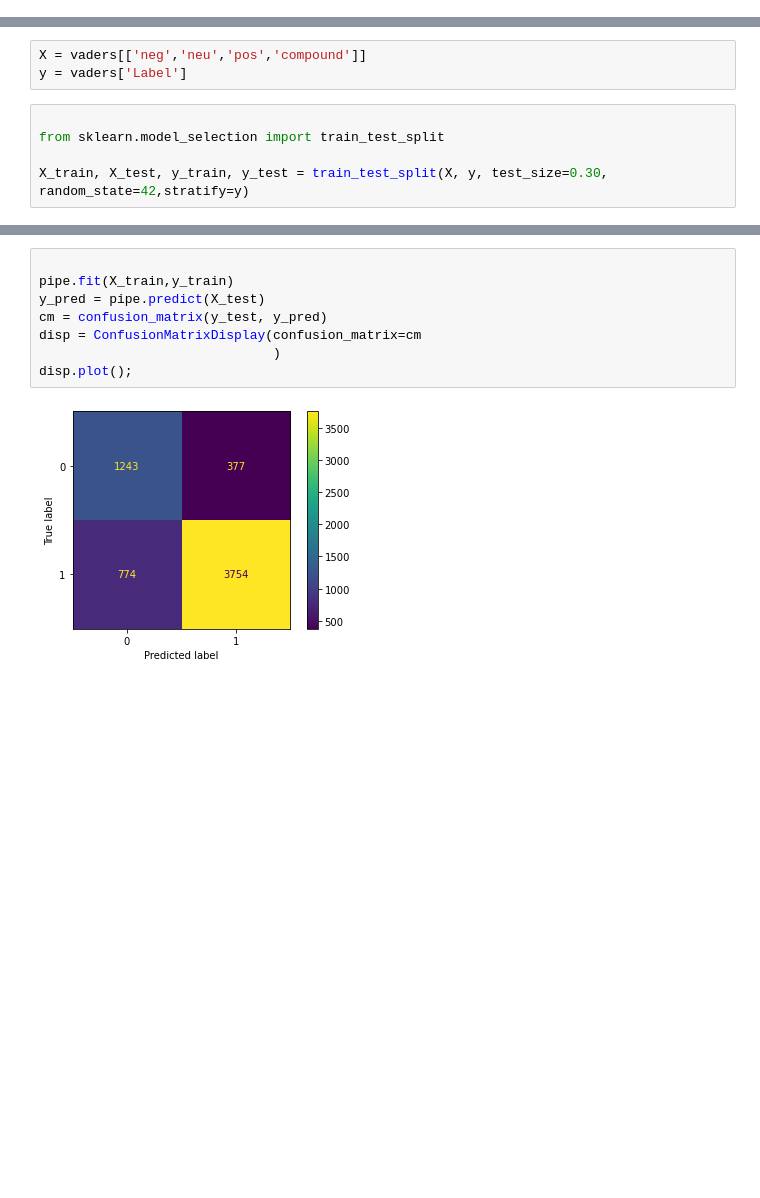
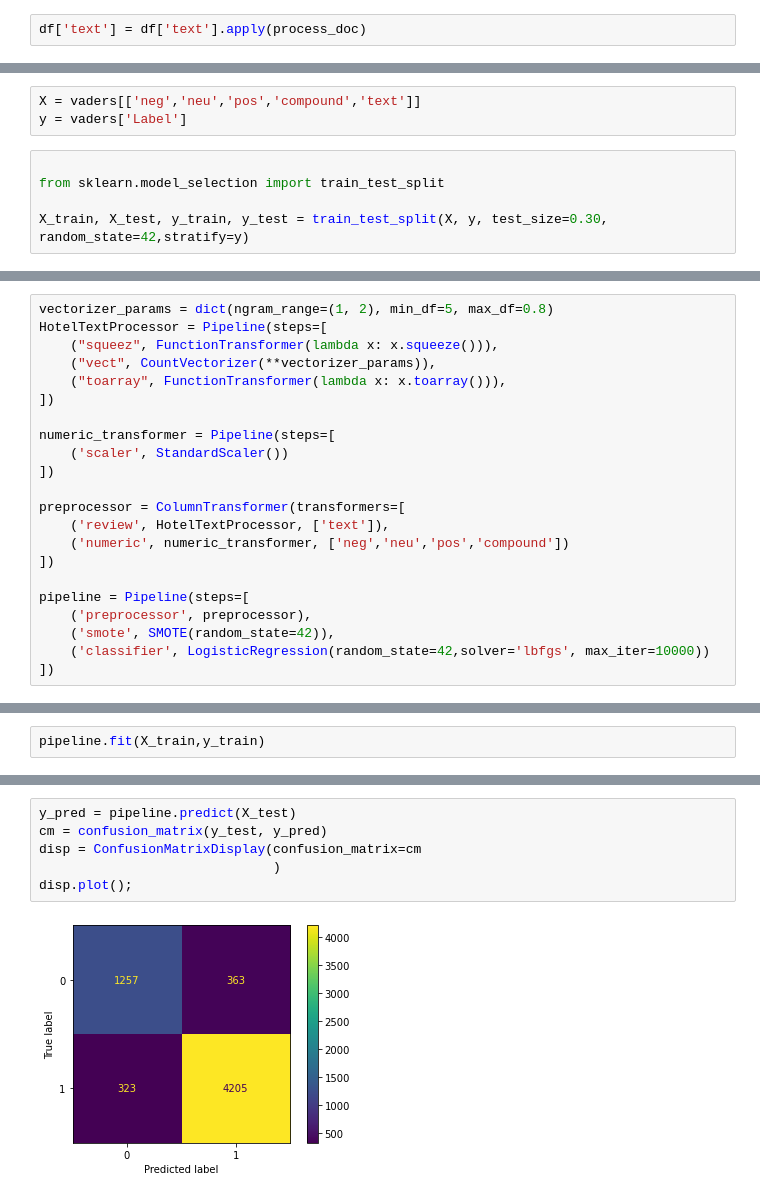
Before and after one commit to wasih790/Hotel_Sentiment_Analysis, a Jupyter notebook: Sentiment Analysis/Sentiment Analysis.ipynb, the cells around one changed output, grey strips where cells are left out. Cells and saved outputs as stored; diff of their text form; blank space fills up the shorter version.

Commit message:
included Vectorized Text in the model, boosting the scores from 80 to 90

```diff
--- a/Sentiment Analysis/Sentiment Analysis.ipynb
+++ b/Sentiment Analysis/Sentiment Analysis.ipynb
@@ -54,0 +126,2 @@ fig.show()
+# %%
+df['text'] = df['text'].apply(process_doc)
@@ -209,7 +265,7 @@ vaders['Label'].value_counts(normalize=True)
 0    0.263433
 Name: Label, dtype: float64
 # %%
-X = vaders[['neg','neu','pos','compound']]
+X = vaders[['neg','neu','pos','compound','text']]
 y = vaders['Label']
 # %%
 
@@ -226,0 +277,22 @@ Pipeline(steps=[('numnorm', StandardScaler()),
+# %%
+vectorizer_params = dict(ngram_range=(1, 2), min_df=5, max_df=0.8)
+HotelTextProcessor = Pipeline(steps=[
+    ("squeez", FunctionTransformer(lambda x: x.squeeze())),
+    ("vect", CountVectorizer(**vectorizer_params)),
+    ("toarray", FunctionTransformer(lambda x: x.toarray())),
+])
+
+numeric_transformer = Pipeline(steps=[
+    ('scaler', StandardScaler())
+])
+
+preprocessor = ColumnTransformer(transformers=[
+    ('review', HotelTextProcessor, ['text']),
+    ('numeric', numeric_transformer, ['neg','neu','pos','compound'])
+])
+
+pipeline = Pipeline(steps=[
+    ('preprocessor', preprocessor),
+    ('smote', SMOTE(random_state=42)),
+    ('classifier', LogisticRegression(random_state=42,solver='lbfgs', max_iter=10000))
+])
@@ -226,0 +322,2 @@ Pipeline(steps=[('numnorm', StandardScaler()),
+# %%
+pipeline.fit(X_train,y_train)
@@ -227,13 +345,11 @@ Pipeline(steps=[('numnorm', StandardScaler()),
 # %%
-
-pipe.fit(X_train,y_train)
-y_pred = pipe.predict(X_test)
+y_pred = pipeline.predict(X_test)
 cm = confusion_matrix(y_test, y_pred)
 disp = ConfusionMatrixDisplay(confusion_matrix=cm
                               )
 disp.plot();
 # %% [output]
-[figure, old version]
+[figure, new version]
 # %%
 print(classification_report(y_test, y_pred))
 # %% [output]
```
Also changed, not shown: parts of 38 cells of this notebook, 1 other file.
